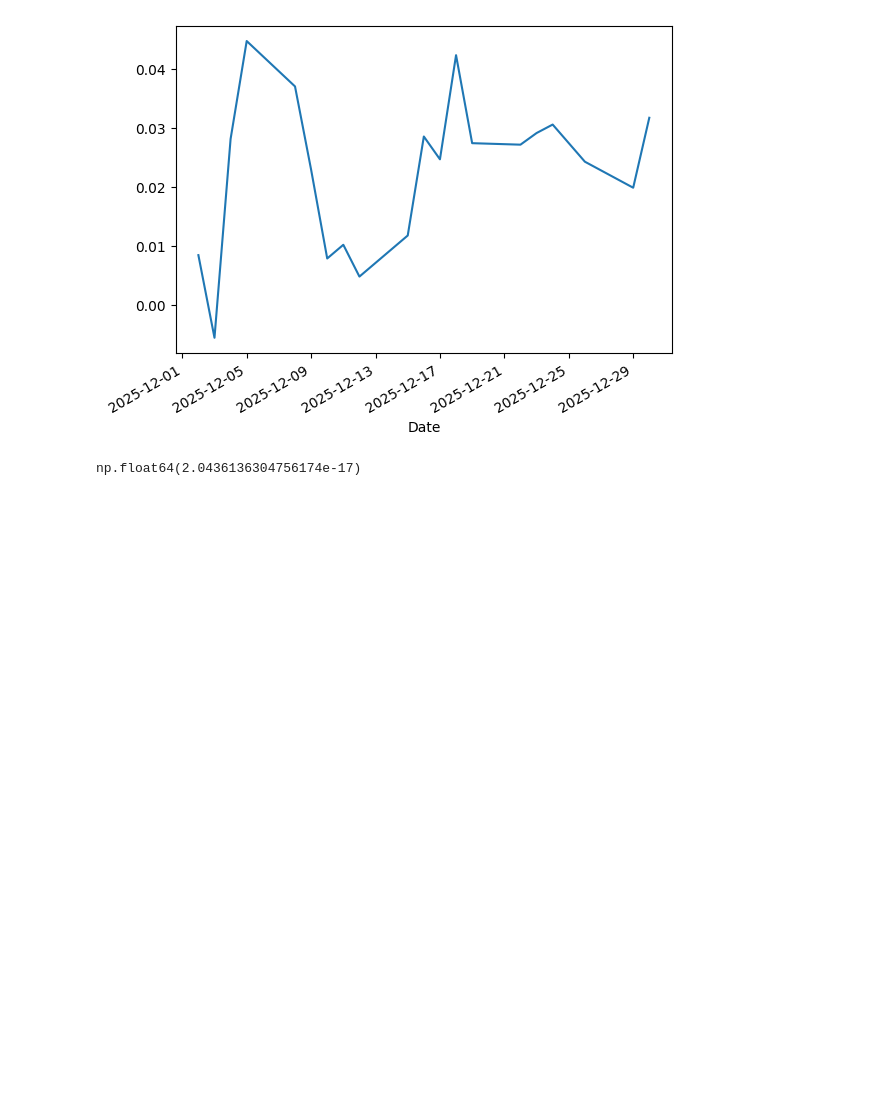
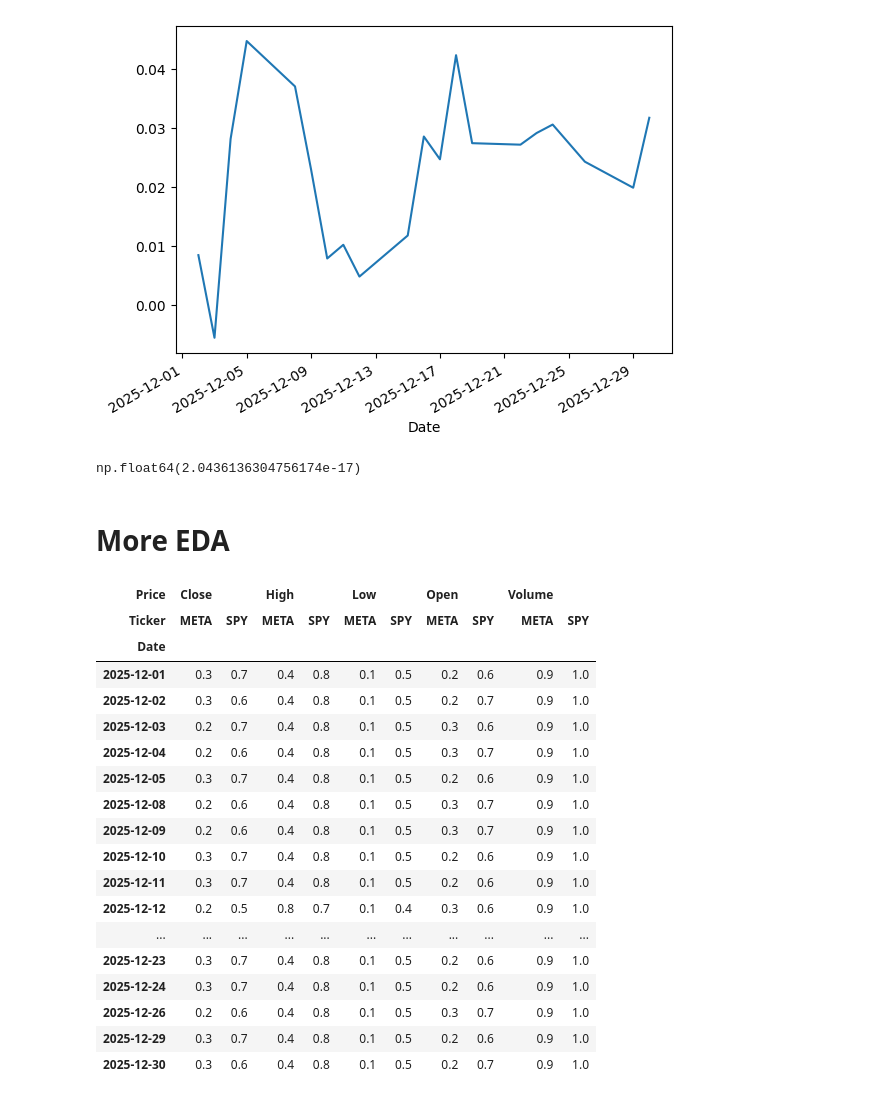
Before and after one commit to Epic721/stat-arb-research, a Jupyter notebook: test_nb.ipynb, the cells around one changed output. Cells and saved outputs as stored; diff of their text form; code cells hidden in the pictures; blank space fills up the shorter version.

```diff
--- a/test_nb.ipynb
+++ b/test_nb.ipynb
@@ -164,3 +164,27 @@ alpha_contr.cumsum().plot()
 X['SPY'].corr(alpha_contr) # as expected, Cov(X, alpha + epsilon) = 0
 # %% [output]
 np.float64(2.0436136304756174e-17)
+# %% [markdown]
+# More EDA
+# %%
+data.rank(axis=1, pct=True)
+# %% [output]
+| Price | Close |  | High |  | Low |  | Open |  | Volume |  |
+| Ticker | META | SPY | META | SPY | META | SPY | META | SPY | META | SPY |
+| Date |  |  |  |  |  |  |  |  |  |  |
+| 2025-12-01 | 0.3 | 0.7 | 0.4 | 0.8 | 0.1 | 0.5 | 0.2 | 0.6 | 0.9 | 1.0 |
+| 2025-12-02 | 0.3 | 0.6 | 0.4 | 0.8 | 0.1 | 0.5 | 0.2 | 0.7 | 0.9 | 1.0 |
+| 2025-12-03 | 0.2 | 0.7 | 0.4 | 0.8 | 0.1 | 0.5 | 0.3 | 0.6 | 0.9 | 1.0 |
+| 2025-12-04 | 0.2 | 0.6 | 0.4 | 0.8 | 0.1 | 0.5 | 0.3 | 0.7 | 0.9 | 1.0 |
+| 2025-12-05 | 0.3 | 0.7 | 0.4 | 0.8 | 0.1 | 0.5 | 0.2 | 0.6 | 0.9 | 1.0 |
+| 2025-12-08 | 0.2 | 0.6 | 0.4 | 0.8 | 0.1 | 0.5 | 0.3 | 0.7 | 0.9 | 1.0 |
+| 2025-12-09 | 0.2 | 0.6 | 0.4 | 0.8 | 0.1 | 0.5 | 0.3 | 0.7 | 0.9 | 1.0 |
+| 2025-12-10 | 0.3 | 0.7 | 0.4 | 0.8 | 0.1 | 0.5 | 0.2 | 0.6 | 0.9 | 1.0 |
+| 2025-12-11 | 0.3 | 0.7 | 0.4 | 0.8 | 0.1 | 0.5 | 0.2 | 0.6 | 0.9 | 1.0 |
+| 2025-12-12 | 0.2 | 0.5 | 0.8 | 0.7 | 0.1 | 0.4 | 0.3 | 0.6 | 0.9 | 1.0 |
+| ... | ... | ... | ... | ... | ... | ... | ... | ... | ... | ... |
+| 2025-12-23 | 0.3 | 0.7 | 0.4 | 0.8 | 0.1 | 0.5 | 0.2 | 0.6 | 0.9 | 1.0 |
+| 2025-12-24 | 0.3 | 0.7 | 0.4 | 0.8 | 0.1 | 0.5 | 0.2 | 0.6 | 0.9 | 1.0 |
+| 2025-12-26 | 0.2 | 0.6 | 0.4 | 0.8 | 0.1 | 0.5 | 0.3 | 0.7 | 0.9 | 1.0 |
+| 2025-12-29 | 0.3 | 0.7 | 0.4 | 0.8 | 0.1 | 0.5 | 0.2 | 0.6 | 0.9 | 1.0 |
+| 2025-12-30 | 0.3 | 0.6 | 0.4 | 0.8 | 0.1 | 0.5 | 0.2 | 0.7 | 0.9 | 1.0 |
```
Also changed, not shown: 2 other files.
